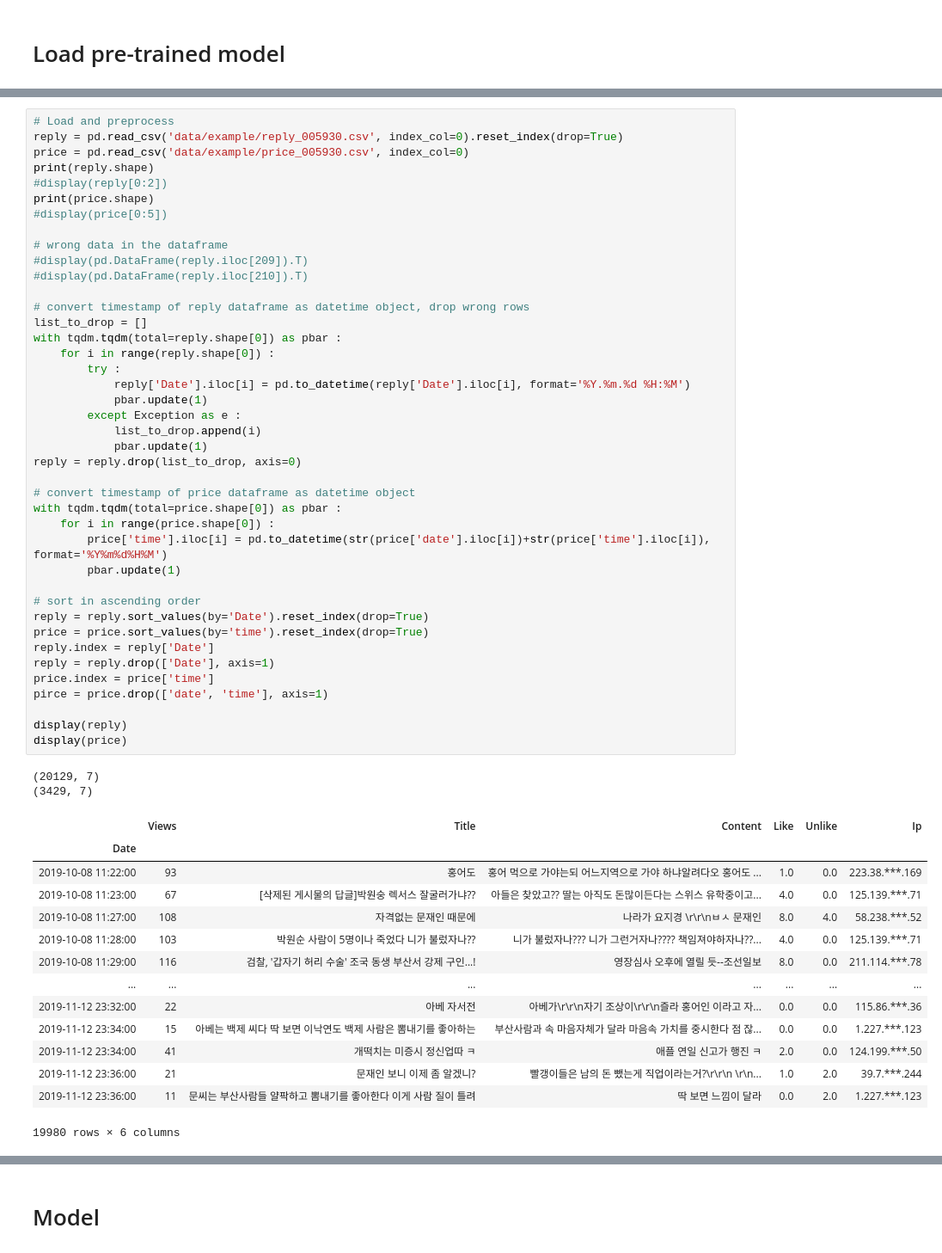
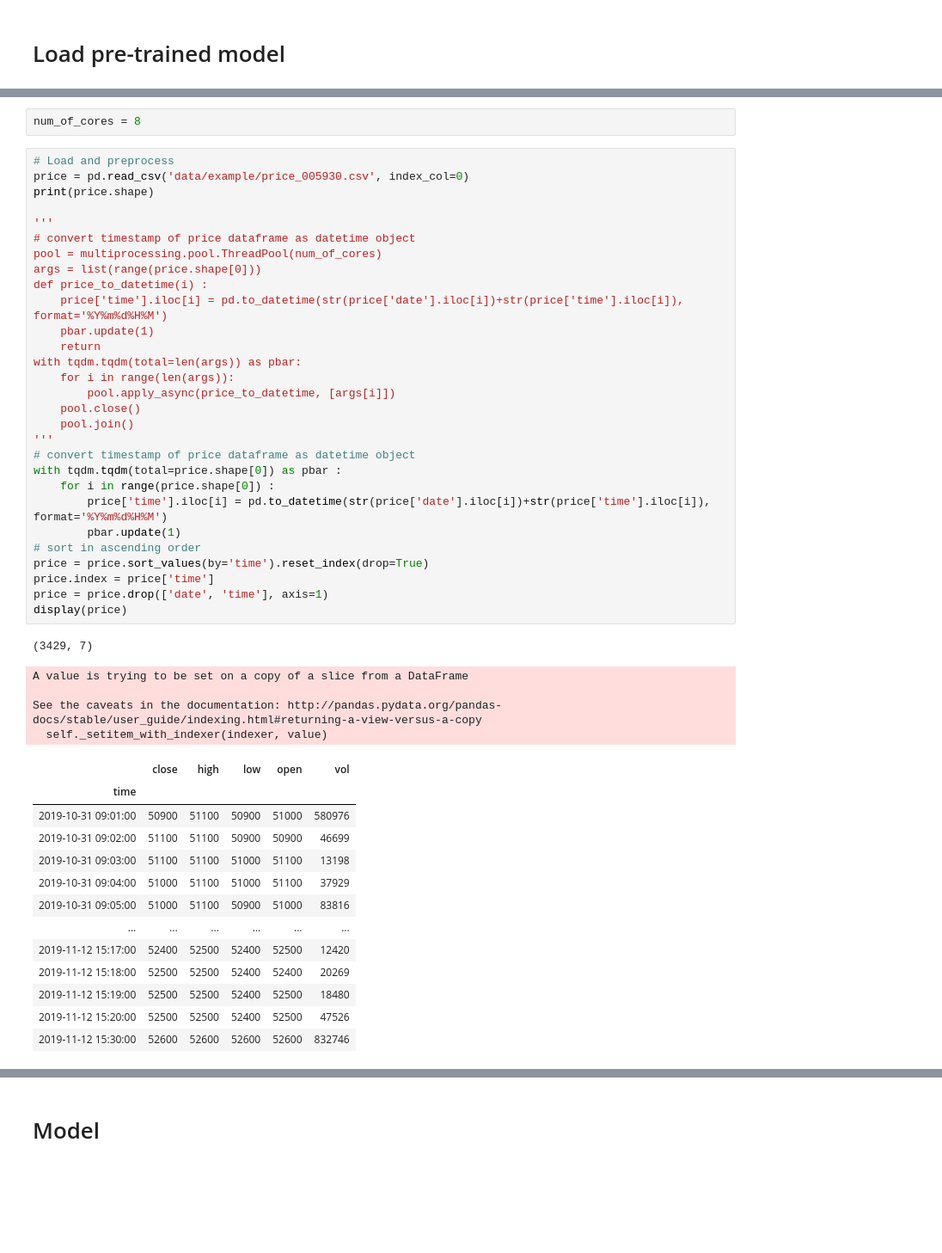
Before and after one commit to hyeon95y/Algorithm_Trading_reddit, a Jupyter notebook: pipeline_example.ipynb, the cells around one changed output, grey strips where cells are left out. Shown at 86% size. Cells and saved outputs as stored; diff of their text form; blank space fills up the shorter version.

```diff
--- a/pipeline_example.ipynb
+++ b/pipeline_example.ipynb
@@ -90,58 +93,50 @@ using cached model
+# %%
+num_of_cores = 8
 # %%
 # Load and preprocess
-reply = pd.read_csv('data/example/reply_005930.csv', index_col=0).reset_index(drop=True)
 price = pd.read_csv('data/example/price_005930.csv', index_col=0)
-print(reply.shape)
-#display(reply[0:2])
 print(price.shape)
-#display(price[0:5])
 
-# wrong data in the dataframe
-#display(pd.DataFrame(reply.iloc[209]).T)
-#display(pd.DataFrame(reply.iloc[210]).T)
-
-# convert timestamp of reply dataframe as datetime object, drop wrong rows
-list_to_drop = []
-with tqdm.tqdm(total=reply.shape[0]) as pbar :
-    for i in range(reply.shape[0]) :
-        try :
-            reply['Date'].iloc[i] = pd.to_datetime(reply['Date'].iloc[i], format='%Y.%m.%d %H:%M')
-            pbar.update(1)
-        except Exception as e :
-            list_to_drop.append(i)
-            pbar.update(1)
-reply = reply.drop(list_to_drop, axis=0)
-
+'''
+# convert timestamp of price dataframe as datetime object
+pool = multiprocessing.pool.ThreadPool(num_of_cores)
+args = list(range(price.shape[0]))
+def price_to_datetime(i) :
+    price['time'].iloc[i] = pd.to_datetime(str(price['date'].iloc[i])+str(price['time'].iloc[i]), format='%Y%m%d%H%M')
+    pbar.update(1)
+    return
+with tqdm.tqdm(total=len(args)) as pbar:
+    for i in range(len(args)):
+        pool.apply_async(price_to_datetime, [args[i]])
+    pool.close()
+    pool.join()
+'''
 # convert timestamp of price dataframe as datetime object
 with tqdm.tqdm(total=price.shape[0]) as pbar :
     for i in range(price.shape[0]) :
         price['time'].iloc[i] = pd.to_datetime(str(price['date'].iloc[i])+str(price['time'].iloc[i]), format='%Y%m%d%H%M')
         pbar.update(1)
-
 # sort in ascending order
-reply = reply.sort_values(by='Date').reset_index(drop=True)
 price = price.sort_values(by='time').reset_index(drop=True)
-reply.index = reply['Date']
-reply = reply.drop(['Date'], axis=1)
 price.index = price['time']
-pirce = price.drop(['date', 'time'], axis=1)
-
-display(reply)
+price = price.drop(['date', 'time'], axis=1)
 display(price)
 # %% [output]
-(20129, 7)
 (3429, 7)
+A value is trying to be set on a copy of a slice from a DataFrame
+
+See the caveats in the documentation: http://pandas.pydata.org/pandas-docs/stable/user_guide/indexing.html#returning-a-view-versus-a-copy
+  self._setitem_with_indexer(indexer, value)
-|  | Views | Title | Content | Like | Unlike | Ip |
-| Date |  |  |  |  |  |  |
-| 2019-10-08 11:22:00 | 93 | 홍어도 | 홍어 먹으로 가야는되 어느지역으로 가야 하냐알려다오 홍어도 ... | 1.0 | 0.0 | 223.38.***.169 |
-| 2019-10-08 11:23:00 | 67 | [삭제된 게시물의 답글]박원숭 렉서스 잘굴러가냐?? | 아들은 찾았고?? 딸는 아직도 돈많이든다는 스위스 유학중이고... | 4.0 | 0.0 | 125.139.***.71 |
-| 2019-10-08 11:27:00 | 108 | 자격없는 문재인 때문에 | 나라가 요지경 \r\r\nㅂㅅ 문재인 | 8.0 | 4.0 | 58.238.***.52 |
-| 2019-10-08 11:28:00 | 103 | 박원순 사람이 5명이나 죽었다 니가 불렀자나?? | 니가 불렀자나??? 니가 그런거자나???? 책임져야하자나??... | 4.0 | 0.0 | 125.139.***.71 |
-| 2019-10-08 11:29:00 | 116 | 검찰, '갑자기 허리 수술' 조국 동생 부산서 강제 구인...! | 영장심사 오후에 열릴 듯--조선일보 | 8.0 | 0.0 | 211.114.***.78 |
-| ... | ... | ... | ... | ... | ... | ... |
-| 2019-11-12 23:32:00 | 22 | 아베 자서전 | 아베가\r\r\n자기 조상이\r\r\n즐라 홍어인 이라고 자... | 0.0 | 0.0 | 115.86.***.36 |
-| 2019-11-12 23:34:00 | 15 | 아베는 백제 씨다 딱 보면 이낙연도 백제 사람은 뽐내기를 좋아하는 | 부산사람과 속 마음자체가 달라 마음속 가치를 중시한다 점 잖... | 0.0 | 0.0 | 1.227.***.123 |
-| 2019-11-12 23:34:00 | 41 | 개떡치는 미증시 정신업따 ㅋ | 애플 연일 신고가 행진 ㅋ | 2.0 | 0.0 | 124.199.***.50 |
-| 2019-11-12 23:36:00 | 21 | 문재인 보니 이제 좀 알겠니? | 빨갱이들은 남의 돈 뺐는게 직업이라는거?\r\r\n \r\n... | 1.0 | 2.0 | 39.7.***.244 |
-| 2019-11-12 23:36:00 | 11 | 문씨는 부산사람들 얄팍하고 뽐내기를 좋아한다 이게 사람 질이 틀려 | 딱 보면 느낌이 달라 | 0.0 | 2.0 | 1.227.***.123 |
+|  | close | high | low | open | vol |
+| time |  |  |  |  |  |
+| 2019-10-31 09:01:00 | 50900 | 51100 | 50900 | 51000 | 580976 |
+| 2019-10-31 09:02:00 | 51100 | 51100 | 50900 | 50900 | 46699 |
+| 2019-10-31 09:03:00 | 51100 | 51100 | 51000 | 51100 | 13198 |
+| 2019-10-31 09:04:00 | 51000 | 51100 | 51000 | 51100 | 37929 |
+| 2019-10-31 09:05:00 | 51000 | 51100 | 50900 | 51000 | 83816 |
+| ... | ... | ... | ... | ... | ... |
+| 2019-11-12 15:17:00 | 52400 | 52500 | 52400 | 52500 | 12420 |
+| 2019-11-12 15:18:00 | 52500 | 52500 | 52400 | 52400 | 20269 |
+| 2019-11-12 15:19:00 | 52500 | 52500 | 52400 | 52500 | 18480 |
+| 2019-11-12 15:20:00 | 52500 | 52500 | 52400 | 52500 | 47526 |
+| 2019-11-12 15:30:00 | 52600 | 52600 | 52600 | 52600 | 832746 |
-19980 rows × 6 columns
```
Also changed, not shown: parts of 35 cells of this notebook, 3 other files.
